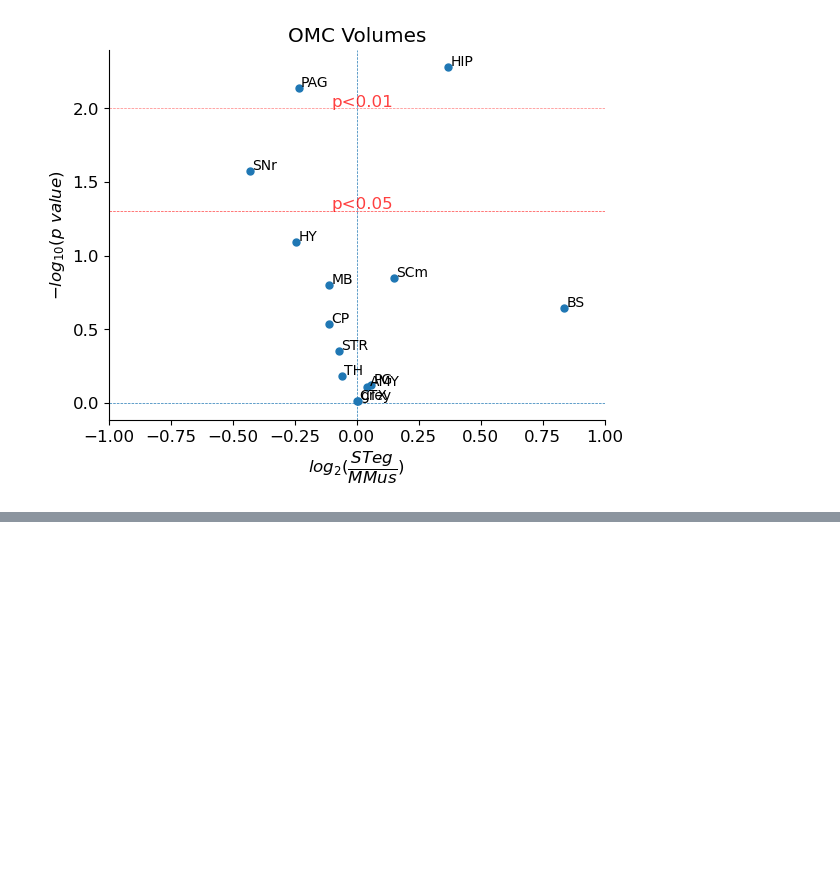
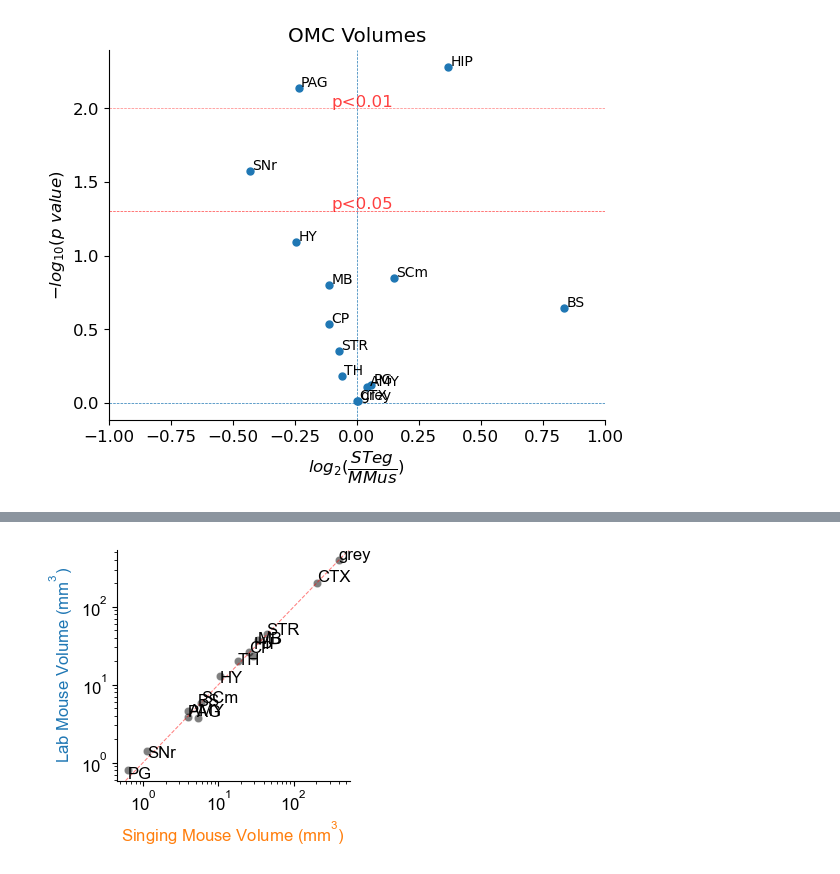
Before and after one commit to eisko/STP_analysis, a Jupyter notebook: shape_vol_supp.ipynb, the cells around one changed output, grey strips where cells are left out. Saved outputs shown, nothing was run; the diff lists cells and outputs as text; code cells hidden in the pictures; blank space fills up the shorter version.

```diff
--- a/shape_vol_supp.ipynb
+++ b/shape_vol_supp.ipynb
@@ -245,0 +368,32 @@ plt.show()
+# %%
+# Simpler Scatterplot
+scatter_means = scatter_df.groupby(["species", "area"]).mean()
+scatter_means = scatter_means.reset_index()
+
+mm_means = scatter_means[scatter_means["species"]=="MMus"].reset_index(drop=True)
+st_means = scatter_means[scatter_means["species"]=="STeg"].reset_index(drop=True)
+
+simple_df = pd.DataFrame({"area":mm_means["area"], "mm_volumes":mm_means["Volume"], "st_volumes":st_means["Volume"]})
+
+fig, axs = plt.subplots(figsize=(3,3))
+
+sns.scatterplot(simple_df, x="st_volumes", y="mm_volumes", color="black", alpha=0.5)
+for i in range(simple_df.shape[0]):
+    plt.text(simple_df.loc[i,"st_volumes"], simple_df.loc[i,"st_volumes"], simple_df.loc[i,"area"])
+
+plt.xscale("log")
+plt.yscale("log")
+plt.axline((1,1), (2,2), color="red", linestyle="--", alpha=0.5, linewidth=0.75)
+
+ax = plt.gca()
+ax.spines['right'].set_visible(False)
+ax.spines['top'].set_visible(False)
+
+plt.xlabel("Singing Mouse Volume ($\mathregular{mm^3}$)", color="tab:orange")
+plt.ylabel("Lab Mouse Volume ($\mathregular{mm^3}$)", color="tab:blue")
+
+plt.savefig(out_path+"volume_scatter_"+title+"_simple.svg", dpi=300, bbox_inches="tight")
+
+plt.show()
+# %% [output]
+[figure, added]
```
Also changed, not shown: parts of 11 cells of this notebook, 2 other files.
